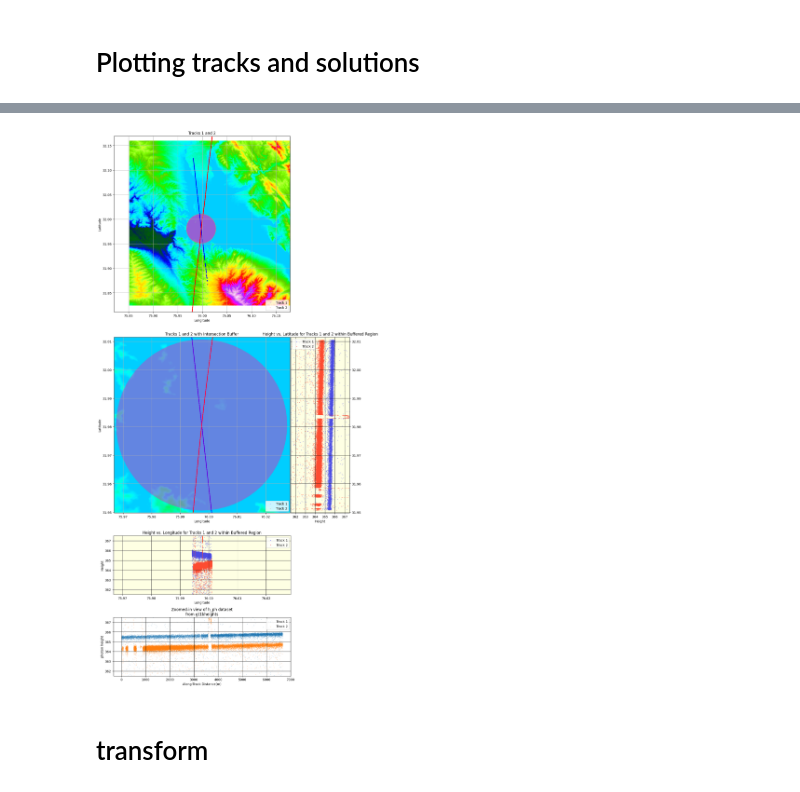
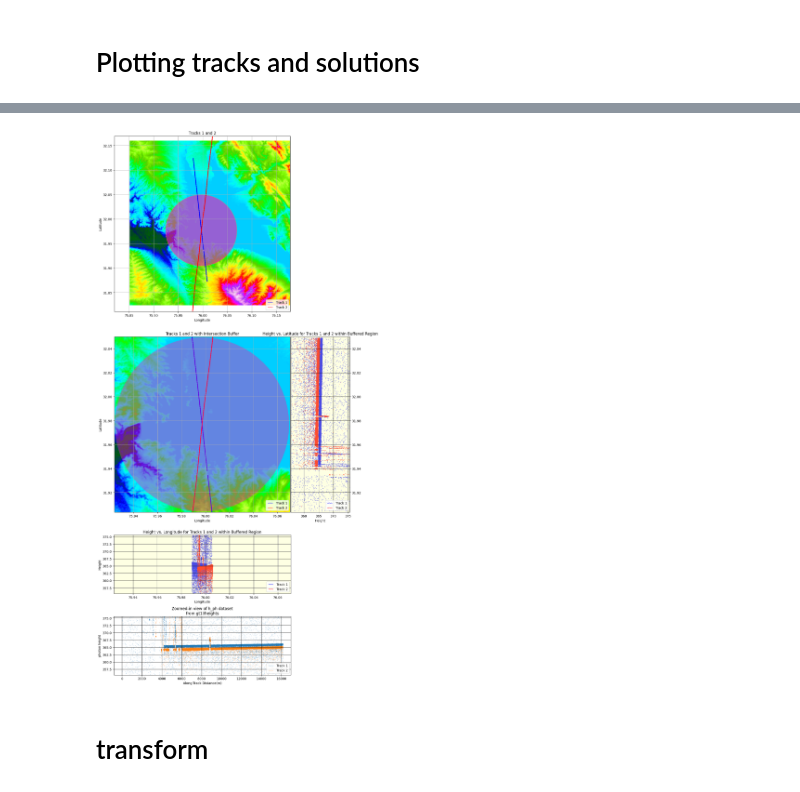
Before and after one commit to 1kaiser/ICESAT2, a Jupyter notebook: ICESAT2_tracks_intersection_plotting.ipynb, the cells around one changed output, grey strips where cells are left out. Cells and saved outputs as stored; diff of their text form; code cells hidden in the pictures.

```diff
--- a/ICESAT2_tracks_intersection_plotting.ipynb
+++ b/ICESAT2_tracks_intersection_plotting.ipynb
@@ -136,7 +191,7 @@ def get_height_lat_lon(filename, track_name):
   lon_ph_data = f['/'+str(track_name)+'/heights/lon_ph']
   return h_ph_data, lat_ph_data, lon_ph_data
 ################################################################################
-h_ph_data1, lat1, lon1 = get_height_lat_lon(filename_1, tr_6)
+h_ph_data1, lat1, lon1 = get_height_lat_lon(filename_1, tr_5)
 h_ph_data2, lat2, lon2 = get_height_lat_lon(filename_2, tr_1)
 ################################################################################
 # Create a new figure and axis
@@ -185,7 +240,8 @@ points_2 = [Point(lon, lat) for lat, lon in zip(lat_2, lon_2)]
 
 # Find the intersection of the two tracks
 intersection = unary_union([LineString(points_1).intersection(LineString(points_2))])
-buffer_region = 0.03 #@param {type:"raw"}
+buffer_region_in_meters = 2000 * 4 #@param {type:"raw"} # in meters
+buffer_region = 1/(110 * 1000)* buffer_region_in_meters
 
 # Create a buffer around the intersection point
 intersection_buffer = intersection.buffer(buffer_region)
@@ -233,7 +289,7 @@ x, y = intersection_buffer.exterior.xy
 ax.fill(x, y, alpha=0.6, fc='#fa19b6', ec='#fcc603', linestyle='--', linewidth=1)
 ax.scatter(lon_1x, lat_1x, s=1, color='blue', marker='.', label = 'Track 1')
 ax.scatter(lon_2x, lat_2x, s=1, color='r', marker='.', label = 'Track 2')
-ax.legend(loc='lower right')
+ax.legend(loc='lower right', scatterpoints=10)
 
 show(dem_in, cmap='gist_ncar', ax=ax2)                    #showing the dem on which the tracks will be  plotted
 
@@ -248,10 +304,10 @@ ax2.grid(True)
 ax2.set_xlabel('Longitude')
 ax2.set_ylabel('Latitude')
 ax2.set_title('Tracks 1 and 2 with Intersection Buffer')
-ax2.legend(['Track 1', 'Track 2'], loc='lower right')
+ax2.legend(['Track 1', 'Track 2'], loc='lower right', scatterpoints=10)
 ################################################################################< elevation vs latitude
 median_height = np.median(np.concatenate((height_1_buf, height_2_buf)))
-buffer_height = 3 #@param {type:"raw"}
+buffer_height = 10 #@param {type:"raw"}
 
 ax3 = fig.add_axes([0.5 -w_x/2 , 0-h_y , w_x , h_y], sharey=ax2)
 ax3.set_position([pos.x0 + pos.width , pos.y0 , w_x/3, pos.height])
@@ -268,7 +324,7 @@ ax3.set_xlabel('Height')
 ax3.set_ylabel('Latitude')
 ax3.set_title('Height vs. Latitude for Tracks 1 and 2 within Buffered Region')
 ax3.grid(True,  color='black', alpha = 0.9)
-ax3.legend()
+ax3.legend(loc='lower right', scatterpoints=10)
 ################################################################################< elevation vs longitude
 ax4 = fig.add_axes([0 , 0 , w_x , h_y/3], sharex=ax2)
 ax4.set_position([pos.x0 , pos.y0 - h_y/3 -0.1, pos.width, h_y/3])
@@ -279,36 +335,36 @@ ax4.set_xlim(M_lon - dx_boundary/2, M_lon + dx_boundary/2)
 ax4.axhspan(median_height - buffer_height, median_height + buffer_height, color='#fdffa3', alpha=0.3)
 ax4.set_ylim([median_height - buffer_height, median_height + buffer_height])
 ax4.set_xlabel('Longitude')
 ax4.set_ylabel('Height')
 ax4.set_title('Height vs. Longitude for Tracks 1 and 2 within Buffered Region', loc='center').set_position([.5, 1.01])
 ax4.grid(True,  color='black', alpha = 0.9)
-ax4.legend()
+ax4.legend(loc='lower right', scatterpoints=10)
 ################################################################################< elevation vs track 1 & 2 distances
 ax5 = fig.add_axes([0.5 - w_x/2 , -h_y - h_y/3 -h_y/3 , w_x , h_y/3])
 ax5.set_position([pos.x0 ,-h_y - h_y/3 -h_y/3 - 0.1 * 2, pos.width, h_y/3])
 
 dist_ph_along_data_1 = [haversine(lat_1_buf[0], lon_1_buf[0], lat_1_buf[i], lon_1_buf[i]) for i in range(len(lat_1_buf))]
 
 lats = np.flip(lat_2_buf)
 longs = np.flip(lon_2_buf)
 heights = np.flip(height_2_buf)
 
 dist_ph_along_data_2 = [haversine(lats[0], longs[0], lats[i], longs[i]) for i in range(len(lats))]
 ax5.scatter(np.array(dist_ph_along_data_1), np.array(height_1_buf),  marker= '.', s=1, alpha= 0.4, label = "Track 1")
 ax5.scatter(np.array(dist_ph_along_data_2), np.array(heights),  marker= '.', s=1, alpha= 0.4, label = "Track 2")
 
 ax5.set_ylim([median_height - buffer_height, median_height + buffer_height])
 ax5.set_xlabel('Along-Track Distance(m)')
 ax5.set_ylabel('photon height')
 ax5.set_title('Zoomed-in view of h_ph dataset\nfrom gt1l/heights', loc='center')
 ax5.grid(True,  color='black', alpha = 0.9)
-ax5.legend()
+ax5.legend(loc='lower right', scatterpoints=10)
 
 # Show the plot
 plt.subplots_adjust(hspace=0)
 plt.show()
 # %% [output]
-[figure, old version]
+[figure, new version]
 # %% [markdown]
 # transform
 # %% [markdown]
```
Also changed, not shown: parts of 10 cells of this notebook.
